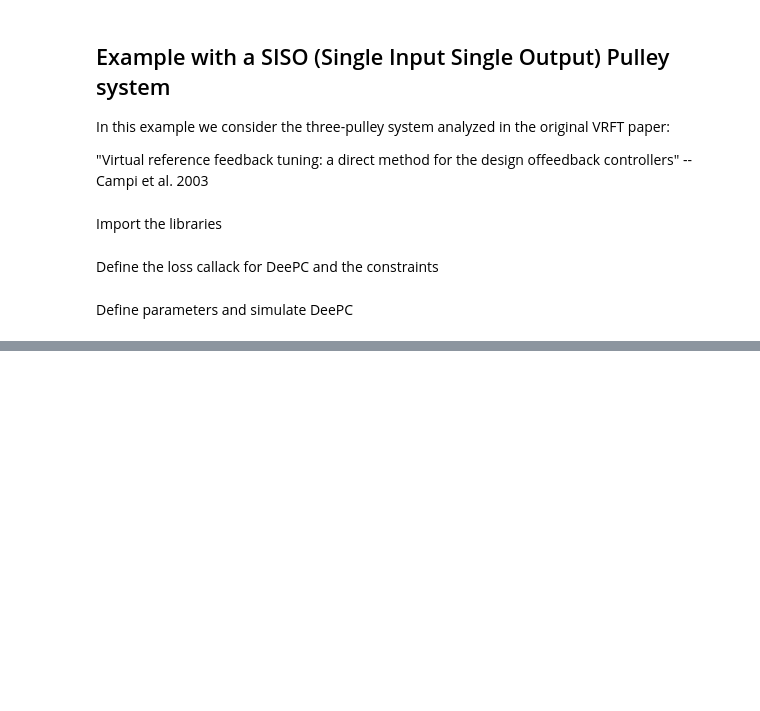
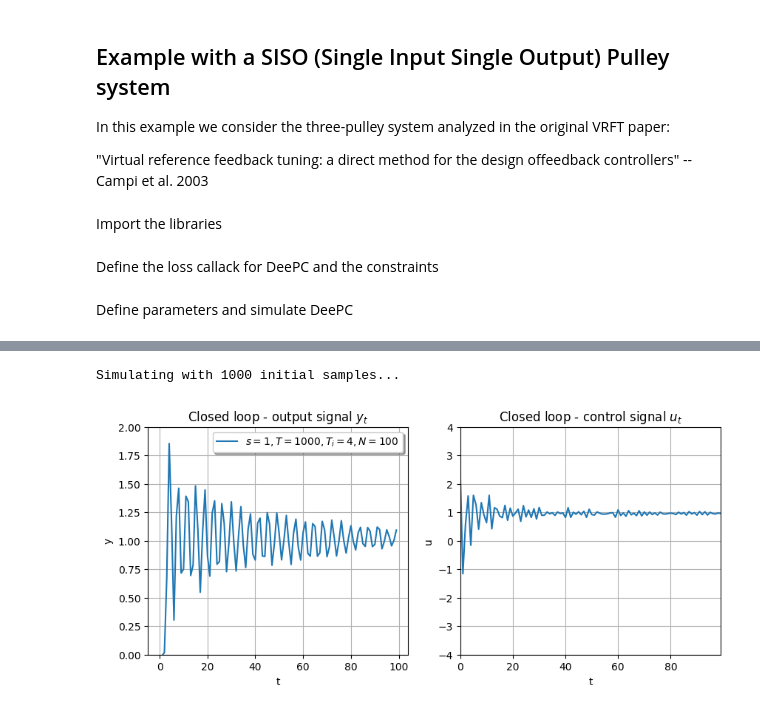
Before and after one commit to rssalessio/PyDeePC, a Jupyter notebook: examples/example_siso_pulley.ipynb, the cells around one changed output, grey strips where cells are left out. Drawn from its saved outputs; the diff is of its cells as text; code cells hidden in the pictures; blank space fills up the shorter version.

Commit message:
update with example using explained_variance; fix svd approximation

```diff
--- a/examples/example_siso_pulley.ipynb
+++ b/examples/example_siso_pulley.ipynb
@@ -123,0 +127,79 @@ Simulating with 500 initial samples...
+# %%
+
+# DeePC paramters
+s = 1                       # How many steps before we solve again the DeePC problem
+T_INI = 4                   # Size of the initial set of data
+T_list = [1000]              # Number of data points used to estimate the system
+HORIZON = 100               # Horizon length
+LAMBDA_G_REGULARIZER = 20   # g regularizer (see DeePC paper, eq. 8)
+LAMBDA_Y_REGULARIZER = 0    # y regularizer (see DeePC paper, eq. 8)
+LAMBDA_U_REGULARIZER = 0    # u regularizer
+EXPERIMENT_HORIZON = 100    # Total number of steps
+
+# Plant
+# In this example we consider the three-pulley
+# system analyzed in the original VRFT paper:
+#
+# "Virtual reference feedback tuning:
+#      a direct method for the design offeedback controllers"
+# -- Campi et al. 2003
+
+dt = 0.05
+num = [0.28261, 0.50666]
+den = [1, -1.41833, 1.58939, -1.31608, 0.88642]
+sys = System(scipysig.TransferFunction(num, den, dt=dt).to_ss(), noise_std=1e-2)
+
+fig, ax = plt.subplots(1, 2, figsize=(10,4))
+plt.margins(x=0, y=0)
+
+
+# Simulate for different values of T
+for T in T_list:
+    print(f'Simulating with {T} initial samples...')
+    sys.reset()
+    # Generate initial data and initialize DeePC
+    data = sys.apply_input(u = np.random.normal(size=T).reshape((T, 1)))
+    deepc = DeePC(data, Tini = T_INI, horizon = HORIZON, explained_variance = .99)
+
+    # Create initial data
+    data_ini = Data(u = np.zeros((T_INI, 1)), y = np.zeros((T_INI, 1)))
+    sys.reset(data_ini = data_ini)
+
+    deepc.build_problem(
+        build_loss = loss_callback,
+        build_constraints = constraints_callback,
+        lambda_g = LAMBDA_G_REGULARIZER,
+        lambda_y = LAMBDA_Y_REGULARIZER,
+        lambda_u = LAMBDA_U_REGULARIZER)
+
+    for idx in range(EXPERIMENT_HORIZON // s):
+        # Solve DeePC
+        u_optimal, info = deepc.solve(data_ini = data_ini, warm_start=True, solver=cp.ECOS)
+
+
+        # Apply optimal control input
+        _ = sys.apply_input(u = u_optimal[:s, :])
+
+        # Fetch last T_INI samples
+        data_ini = sys.get_last_n_samples(T_INI)
+
+    # Plot curve
+    data = sys.get_all_samples()
+    ax[0].plot(data.y[T_INI:], label=f'$s={s}, T={T}, T_i={T_INI}, N={HORIZON}$')
+    ax[1].plot(data.u[T_INI:], label=f'$s={s}, T={T}, T_i={T_INI}, N={HORIZON}$')
+
+ax[0].set_ylim(0, 2)
+ax[1].set_ylim(-4, 4)
+ax[0].set_xlabel('t')
+ax[0].set_ylabel('y')
+ax[0].grid()
+ax[1].set_ylabel('u')
+ax[1].set_xlabel('t')
+ax[1].grid()
+ax[0].set_title('Closed loop - output signal $y_t$')
+ax[1].set_title('Closed loop - control signal $u_t$')
+ax[0].legend(fancybox=True, shadow=True)
+plt.show()
+# %% [output]
+Simulating with 1000 initial samples...
+[figure, added]
```
Also changed, not shown: parts of 3 cells of this notebook, 5 other files.
